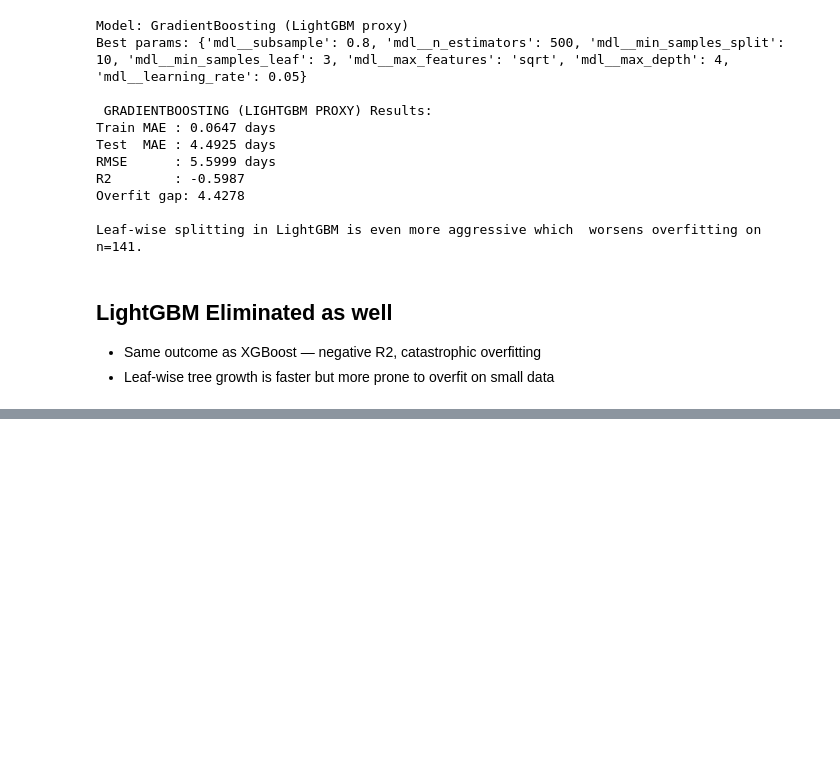
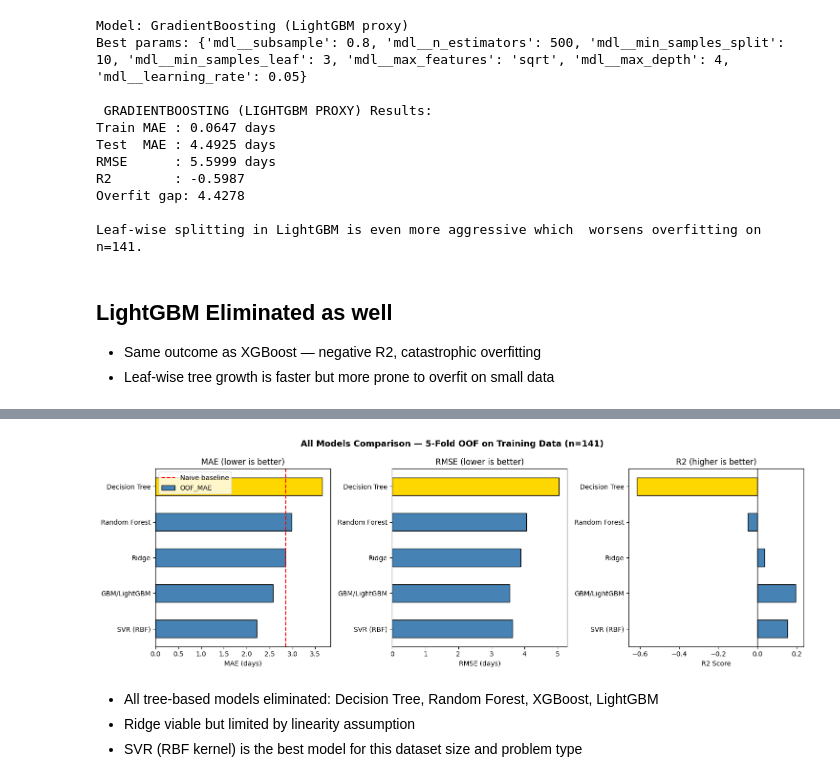
Before and after one commit to Akshatha7710/smart-tea-estate-management-system, a Jupyter notebook: model_training.ipynb, the cells around one changed output, grey strips where cells are left out. Cells and saved outputs as stored; diff of their text form; code cells hidden in the pictures; blank space fills up the shorter version.

Commit message:
Comparison of all models evaluated side by side to get a better idea

```diff
--- a/model_training.ipynb
+++ b/model_training.ipynb
@@ -1181,0 +1268,10 @@ Leaf-wise splitting in LightGBM is even more aggressive which  worsens overfitti
+# %%
+# Summary table
+print("\nFull comparison table (OOF on training data)")
+df_res = pd.DataFrame(results).T.sort_values("OOF_MAE")
+print(df_res.round(4))
+
+# Naive baseline
+baseline_mae = mean_absolute_error(y_train, np.full(len(y_train), y_train.mean()))
+print(f"\nNaive baseline (predict mean): MAE={baseline_mae:.4f}")
+print(f"Best model improvement over baseline: {(1 - df_res['OOF_MAE'].min()/baseline_mae)*100:.1f}%")
@@ -1181,0 +1289,22 @@ Leaf-wise splitting in LightGBM is even more aggressive which  worsens overfitti
+# %%
+# Bar chart comparison
+fig, axes = plt.subplots(1, 3, figsize=(15, 5))
+df_plot = df_res.sort_values("OOF_MAE")
+colors = ['gold' if i==0 else 'steelblue' for i in range(len(df_plot))]
+
+df_plot["OOF_MAE"].plot(kind='barh', ax=axes[0], color=colors[::-1], edgecolor='k')
+axes[0].set_title('MAE (lower is better)'); axes[0].set_xlabel('MAE (days)')
+axes[0].axvline(baseline_mae, color='red', linestyle='--', label='Naive baseline')
+axes[0].legend()
+
+df_plot["OOF_RMSE"].plot(kind='barh', ax=axes[1], color=colors[::-1], edgecolor='k')
+axes[1].set_title('RMSE (lower is better)'); axes[1].set_xlabel('RMSE (days)')
+
+df_plot["OOF_R2"].plot(kind='barh', ax=axes[2], color=colors[::-1], edgecolor='k')
+axes[2].axvline(0, color='black', linewidth=1)
+axes[2].set_title('R2 (higher is better)'); axes[2].set_xlabel('R2 Score')
+
+plt.suptitle('All Models Comparison — 5-Fold OOF on Training Data (n=141)', fontsize=13, fontweight='bold')
+plt.tight_layout(); plt.savefig('model_14_comparison.png', dpi=150); plt.show()
+# %% [output]
+[figure, added]
@@ -1181,0 +1327,5 @@ Leaf-wise splitting in LightGBM is even more aggressive which  worsens overfitti
+# %% [markdown]
+
+- All tree-based models eliminated: Decision Tree, Random Forest, XGBoost, LightGBM
+- Ridge viable but limited by linearity assumption
+- SVR (RBF kernel) is the best model for this dataset size and problem type
```
Also changed, not shown: parts of 5 cells of this notebook.
